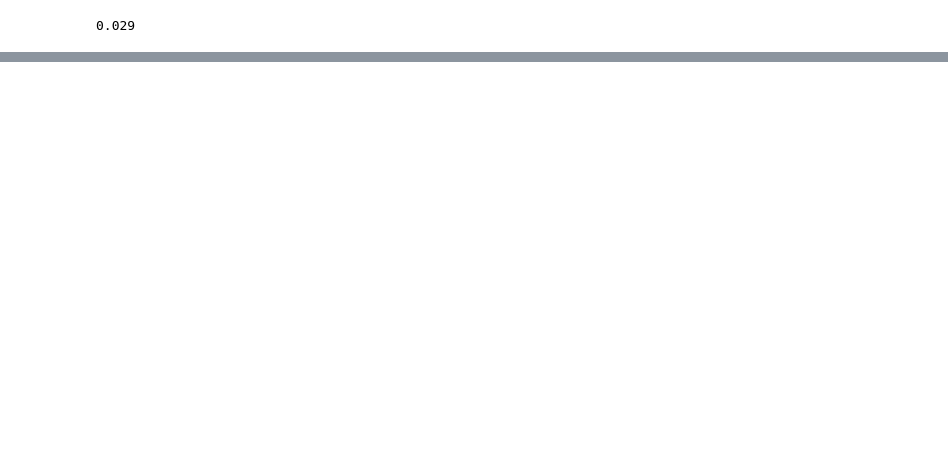
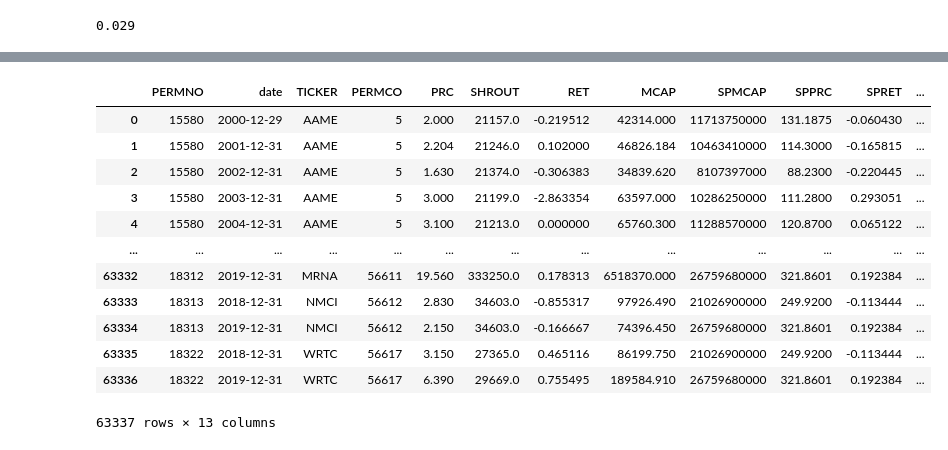
Before and after one commit to evamferreira/Thesis_Rep, a Jupyter notebook: Data/data_treat.ipynb, the cells around one changed output, grey strips where cells are left out. Cells and saved outputs as stored; diff of their text form; code cells hidden in the pictures; blank space fills up the shorter version.

```diff
--- a/Data/data_treat.ipynb
+++ b/Data/data_treat.ipynb
@@ -398,0 +424,4 @@ acc
+# %%
+sp500.query("date.dt.month == 12", inplace=True)
+# %%
+merge_market = pd.merge(market, sp500, on = 'date', how = 'left')
@@ -398,0 +448,20 @@ acc
+# %%
+merge_market['RSIZE'] = np.log(merge_market['MCAP']/merge_market['SPMCAP'])
+# %%
+merge_market['EXRET'] = merge_market['RET']-merge_market['SPRET']
+# %%
+merge_market
+# %% [output]
+|  | PERMNO | date | TICKER | PERMCO | PRC | SHROUT | RET | MCAP | SPMCAP | SPPRC | SPRET | ... |
+| 0 | 15580 | 2000-12-29 | AAME | 5 | 2.000 | 21157.0 | -0.219512 | 42314.000 | 11713750000 | 131.1875 | -0.060430 | ... |
+| 1 | 15580 | 2001-12-31 | AAME | 5 | 2.204 | 21246.0 | 0.102000 | 46826.184 | 10463410000 | 114.3000 | -0.165815 | ... |
+| 2 | 15580 | 2002-12-31 | AAME | 5 | 1.630 | 21374.0 | -0.306383 | 34839.620 | 8107397000 | 88.2300 | -0.220445 | ... |
+| 3 | 15580 | 2003-12-31 | AAME | 5 | 3.000 | 21199.0 | -2.863354 | 63597.000 | 10286250000 | 111.2800 | 0.293051 | ... |
+| 4 | 15580 | 2004-12-31 | AAME | 5 | 3.100 | 21213.0 | 0.000000 | 65760.300 | 11288570000 | 120.8700 | 0.065122 | ... |
+| ... | ... | ... | ... | ... | ... | ... | ... | ... | ... | ... | ... | ... |
+| 63332 | 18312 | 2019-12-31 | MRNA | 56611 | 19.560 | 333250.0 | 0.178313 | 6518370.000 | 26759680000 | 321.8601 | 0.192384 | ... |
+| 63333 | 18313 | 2018-12-31 | NMCI | 56612 | 2.830 | 34603.0 | -0.855317 | 97926.490 | 21026900000 | 249.9200 | -0.113444 | ... |
+| 63334 | 18313 | 2019-12-31 | NMCI | 56612 | 2.150 | 34603.0 | -0.166667 | 74396.450 | 26759680000 | 321.8601 | 0.192384 | ... |
+| 63335 | 18322 | 2018-12-31 | WRTC | 56617 | 3.150 | 27365.0 | 0.465116 | 86199.750 | 21026900000 | 249.9200 | -0.113444 | ... |
+| 63336 | 18322 | 2019-12-31 | WRTC | 56617 | 6.390 | 29669.0 | 0.755495 | 189584.910 | 26759680000 | 321.8601 | 0.192384 | ... |
+63337 rows × 13 columns
```
Also changed, not shown: parts of 25 cells of this notebook, 2 other files.
